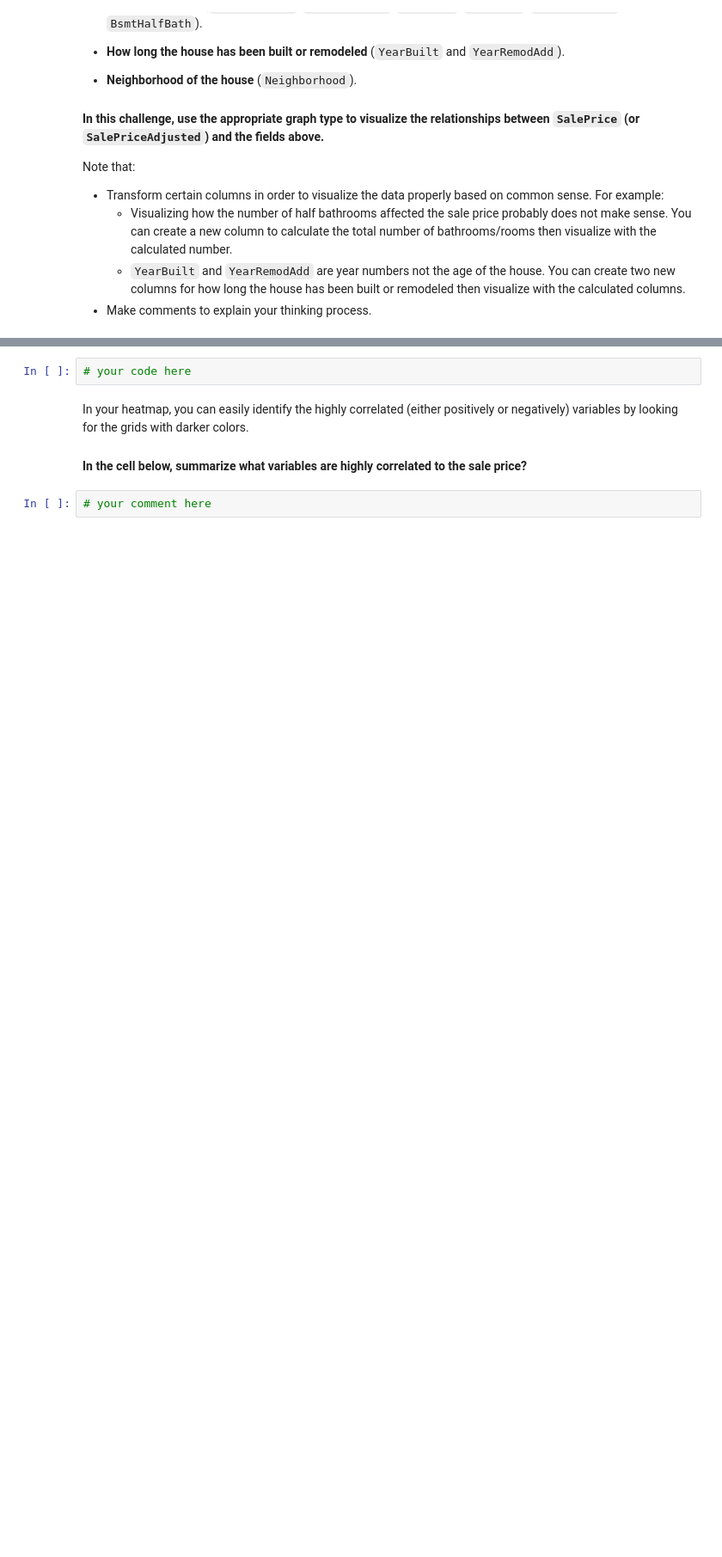
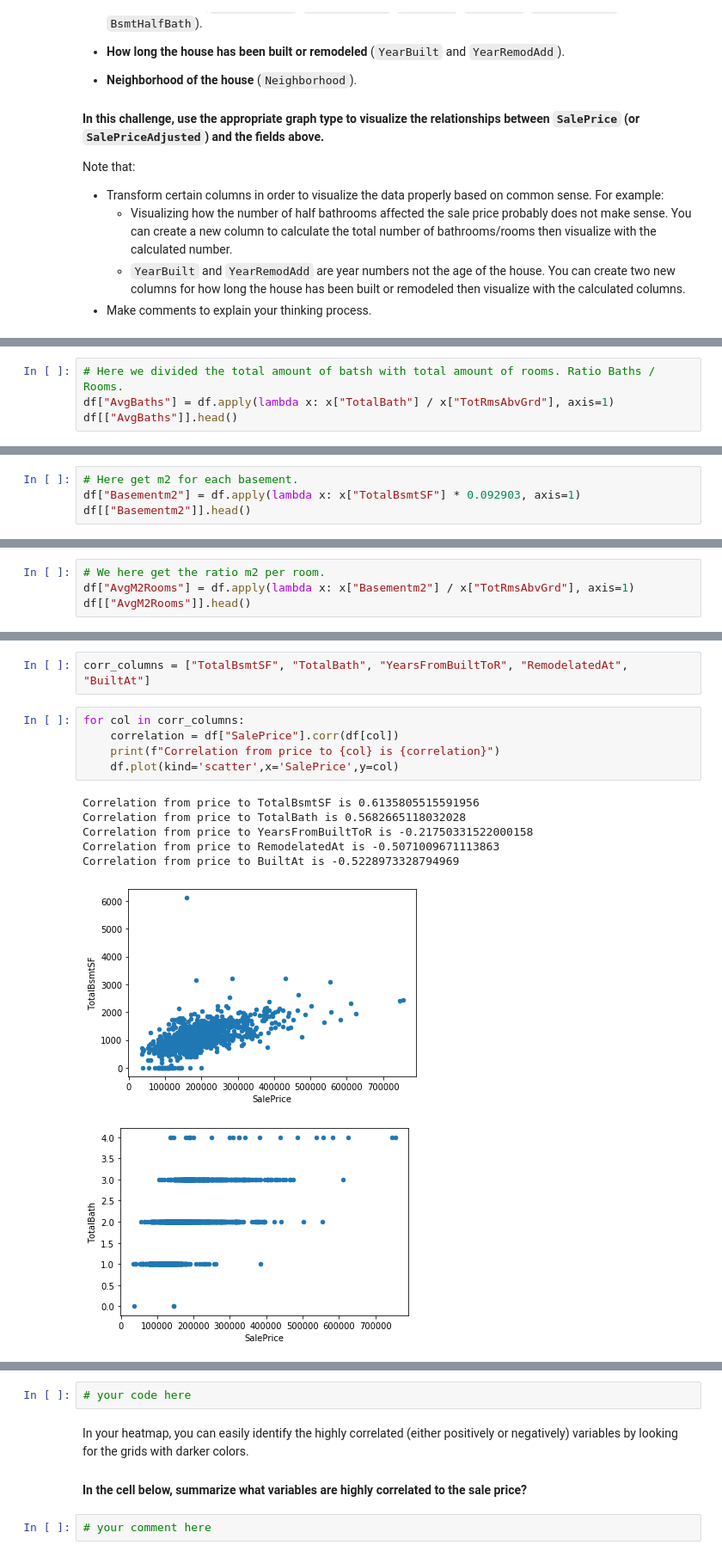
Before and after one commit to ta-datapt-bcn/lab-storytelling-data-visualization, a Jupyter notebook: your-code/main.ipynb, the cells around one changed output, grey strips where cells are left out. Shown at 86% size. Drawn from its saved outputs; the diff is of its cells as text; blank space fills up the shorter version.

```diff
--- a/your-code/main.ipynb
+++ b/your-code/main.ipynb
@@ -106,0 +151,4 @@ Note that:
+# %%
+# Here we divided the total amount of batsh with total amount of rooms. Ratio Baths / Rooms.
+df["AvgBaths"] = df.apply(lambda x: x["TotalBath"] / x["TotRmsAbvGrd"], axis=1)
+df[["AvgBaths"]].head()
@@ -106,0 +162,4 @@ Note that:
+# %%
+# Here get m2 for each basement.
+df["Basementm2"] = df.apply(lambda x: x["TotalBsmtSF"] * 0.092903, axis=1)
+df[["Basementm2"]].head()
@@ -106,0 +173,4 @@ Note that:
+# %%
+# We here get the ratio m2 per room.
+df["AvgM2Rooms"] = df.apply(lambda x: x["Basementm2"] / x["TotRmsAbvGrd"], axis=1)
+df[["AvgM2Rooms"]].head()
@@ -106,0 +184,15 @@ Note that:
+# %%
+corr_columns = ["TotalBsmtSF", "TotalBath", "YearsFromBuiltToR", "RemodelatedAt", "BuiltAt"]
+# %%
+for col in corr_columns:
+    correlation = df["SalePrice"].corr(df[col])
+    print(f"Correlation from price to {col} is {correlation}")
+    df.plot(kind='scatter',x='SalePrice',y=col)
+# %% [output]
+Correlation from price to TotalBsmtSF is 0.6135805515591956
+Correlation from price to TotalBath is 0.5682665118032028
+Correlation from price to YearsFromBuiltToR is -0.21750331522000158
+Correlation from price to RemodelatedAt is -0.5071009671113863
+Correlation from price to BuiltAt is -0.5228973328794969
+[figure, added]
+[figure, added]
```
Also changed, not shown: parts of 20 cells of this notebook.
